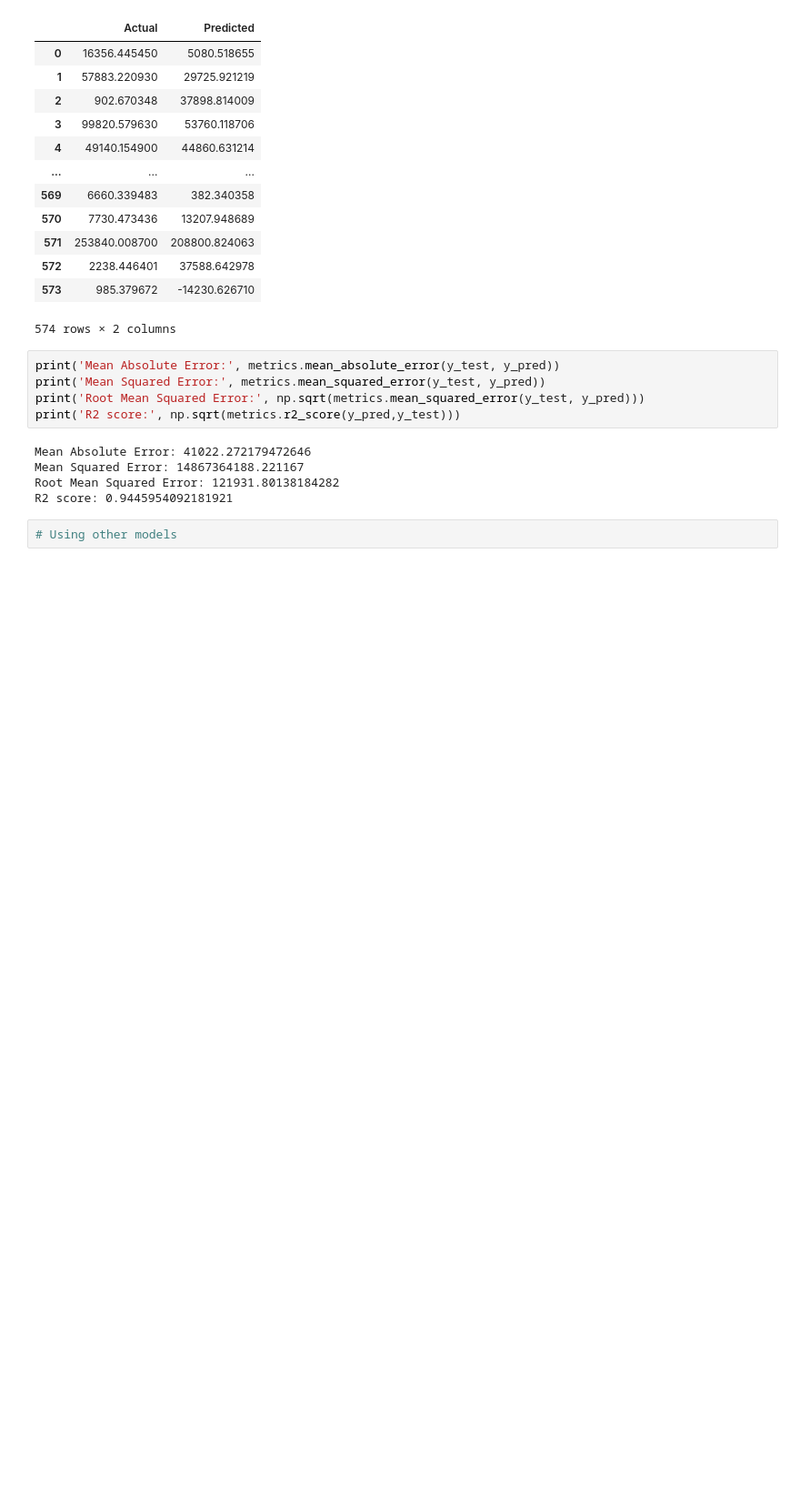
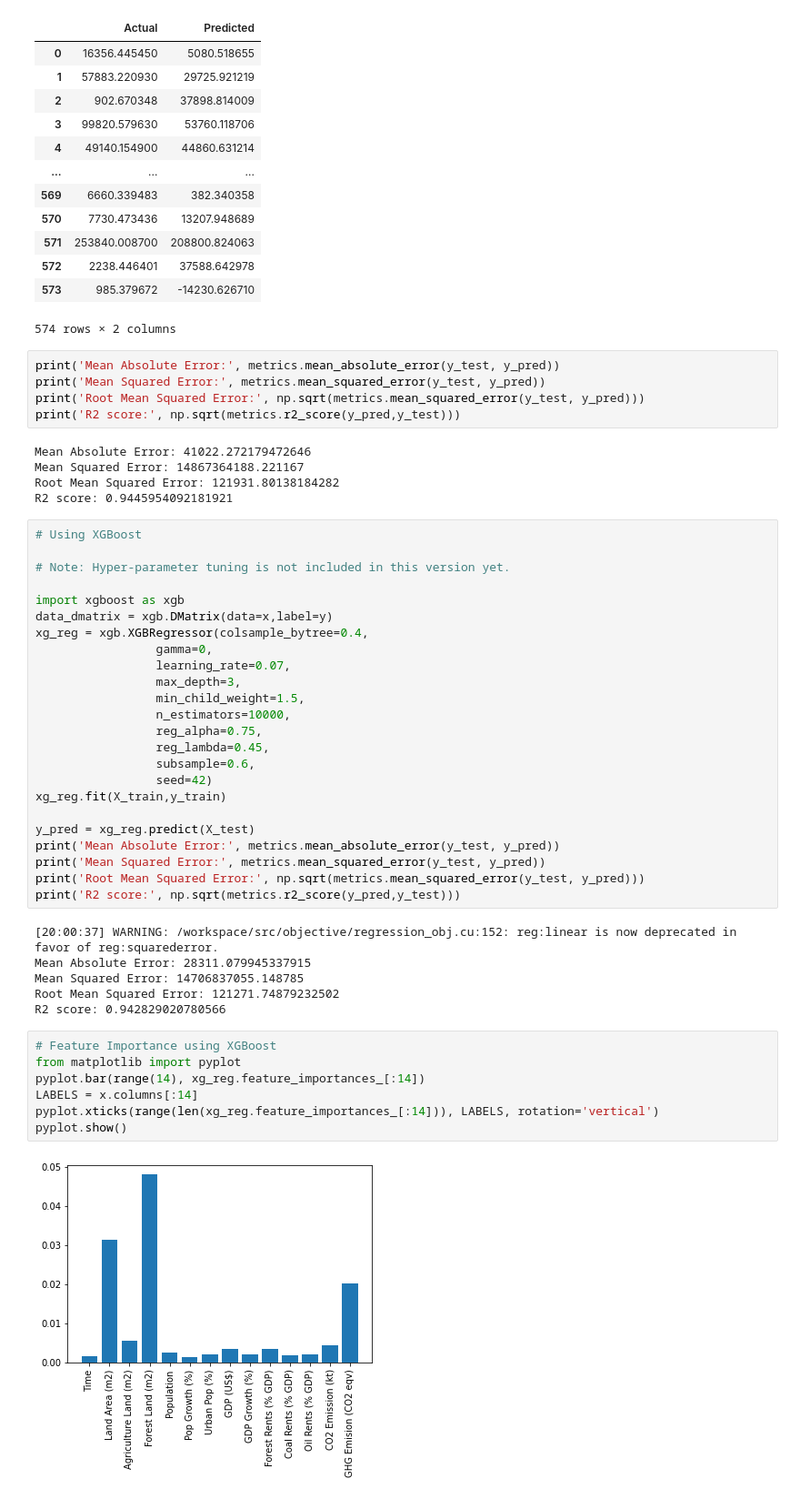
Before and after one commit to mohannashahrad/Borealis_AI_Plant_Tree_Project, a Jupyter notebook: Training/Normalization+Encoding.ipynb, the cells around one changed output. Shown at 91% size. Cells and saved outputs as stored; diff of their text form; blank space fills up the shorter version.

```diff
--- a/Training/Normalization+Encoding.ipynb
+++ b/Training/Normalization+Encoding.ipynb
@@ -173,5 +172,42 @@ Mean Absolute Error: 41022.272179472646
 Mean Squared Error: 14867364188.221167
 Root Mean Squared Error: 121931.80138184282
 R2 score: 0.9445954092181921
-# %%
-# Using other models
+# %%
+# Using XGBoost
+
+# Note: Hyper-parameter tuning is not included in this version yet.
+
+import xgboost as xgb
+data_dmatrix = xgb.DMatrix(data=x,label=y)
+xg_reg = xgb.XGBRegressor(colsample_bytree=0.4,
+                 gamma=0,
+                 learning_rate=0.07,
+                 max_depth=3,
+                 min_child_weight=1.5,
+                 n_estimators=10000,
+                 reg_alpha=0.75,
+                 reg_lambda=0.45,
+                 subsample=0.6,
+                 seed=42)
+xg_reg.fit(X_train,y_train)
+
+y_pred = xg_reg.predict(X_test)
+print('Mean Absolute Error:', metrics.mean_absolute_error(y_test, y_pred))
+print('Mean Squared Error:', metrics.mean_squared_error(y_test, y_pred))
+print('Root Mean Squared Error:', np.sqrt(metrics.mean_squared_error(y_test, y_pred)))
+print('R2 score:', np.sqrt(metrics.r2_score(y_pred,y_test)))
+# %% [output]
+[20:00:37] WARNING: /workspace/src/objective/regression_obj.cu:152: reg:linear is now deprecated in favor of reg:squarederror.
+Mean Absolute Error: 28311.079945337915
+Mean Squared Error: 14706837055.148785
+Root Mean Squared Error: 121271.74879232502
+R2 score: 0.942829020780566
+# %%
+# Feature Importance using XGBoost
+from matplotlib import pyplot
+pyplot.bar(range(14), xg_reg.feature_importances_[:14])
+LABELS = x.columns[:14]
+pyplot.xticks(range(len(xg_reg.feature_importances_[:14])), LABELS, rotation='vertical')
+pyplot.show()
+# %% [output]
+[figure, added]
```
Also changed, not shown: parts of 1 cell of this notebook.
